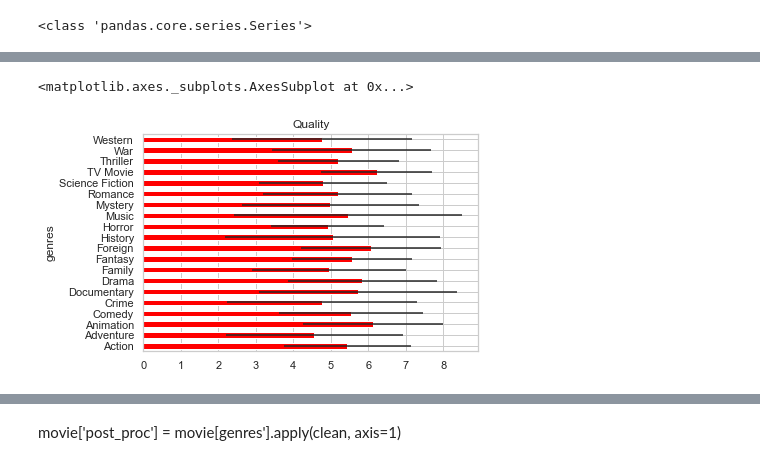
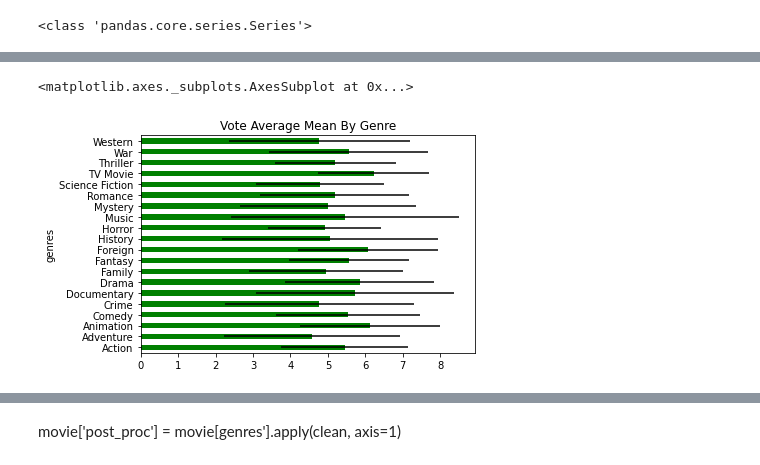
Before and after one commit to sathwikkes/Movie-Recommender-System, a Jupyter notebook: moviedataproject.ipynb, the cells around one changed output, grey strips where cells are left out. Cells and saved outputs as stored; diff of their text form; code cells hidden in the pictures.

Commit message:
Redid column names, figuring out plotting

```diff
--- a/moviedataproject.ipynb
+++ b/moviedataproject.ipynb
@@ -433,5 +444,4 @@ print(type(movie_genres_key))
 # %% [output]
 <class 'pandas.core.series.Series'>
 # %%
-one_genre = movie_with_one.groupby(movie_genres_key).agg([np.mean, np.std])
-one_genre
+one_genre = movie_with_one.groupby(movie_genres_key).agg([np.mean, np.std]).reset_index()
@@ -457,0 +496,3 @@ one_genre
+# %%
+df_one = one_genre_df.copy(deep=True)
+df_one
@@ -457,0 +545,4 @@ one_genre
+# %%
+df_one.columns = ['genres','budget_mean','budget_std','popularity_mean', 'popularity_std', 'revenue_mean','revenue_std',
+                 'runtime_mean', 'runtime_std', 'vote_average_mean', 'vote_average_std', 'vote_count_mean', 'vote_count_std',
+                 'num_genres_mean','num_genres_std']
@@ -458,6 +569,6 @@ one_genre
 # %%
-one_genre['vote_average'].plot(kind = "barh", y = "mean", legend = False,
-          xerr = "std", title = "Quality", color = "red")
+df_one.plot(kind = "barh", y = "vote_average_mean", legend = False,
+          xerr = "vote_average_std", title = "Vote Average Mean By Genre", color='green', x= 'genres')
 # %% [output]
 <matplotlib.axes._subplots.AxesSubplot at 0x...>
-[figure, old version]
+[figure, new version]
```
Also changed, not shown: parts of 40 cells of this notebook.
